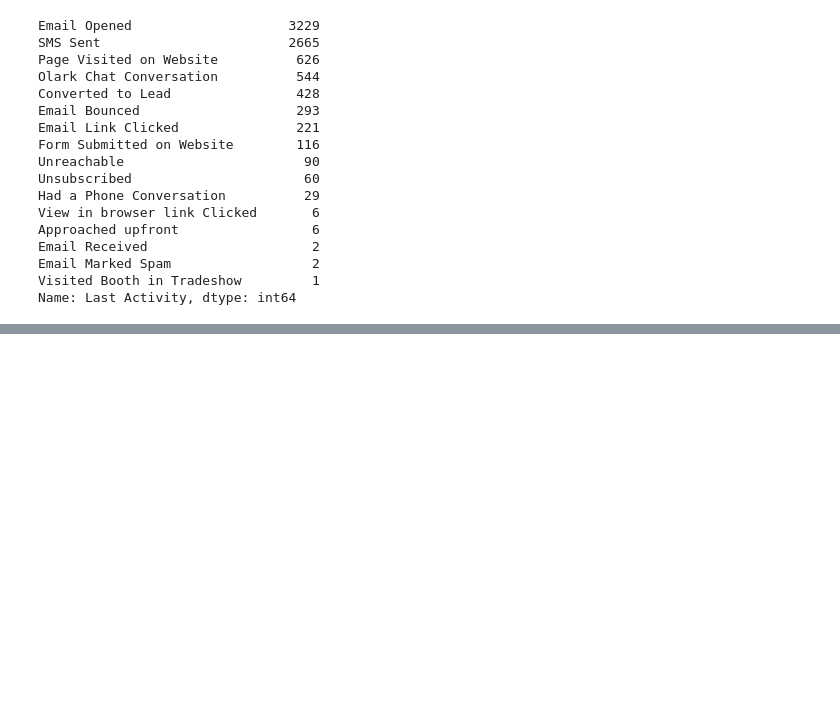
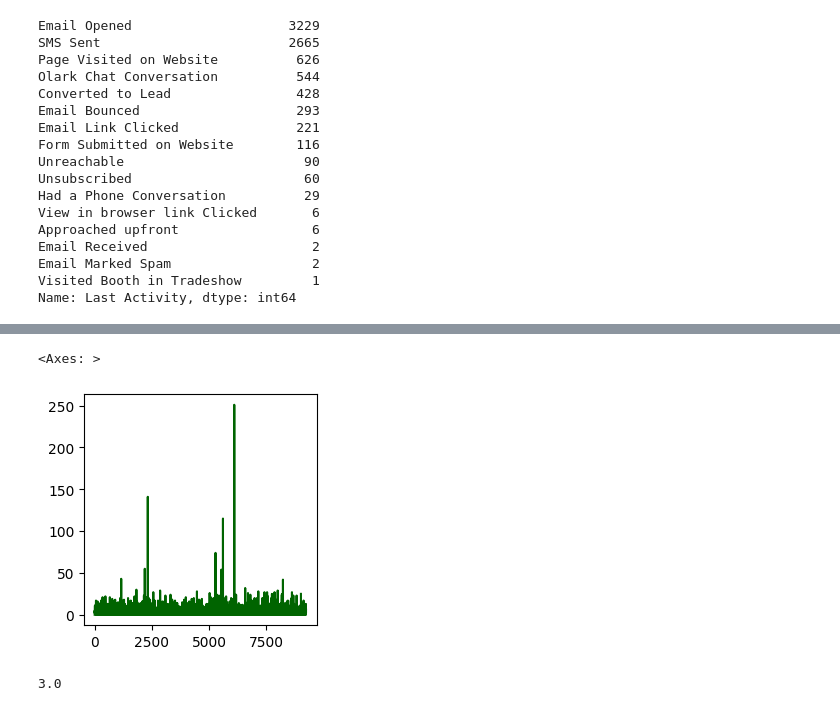
Before and after one commit to AnuAsai22/Lead_Scoring_CaseStudy, a Jupyter notebook: Lead_Scoring_AnuFinal.ipynb, the cells around one changed output, grey strips where cells are left out. Drawn from its saved outputs; the diff is of its cells as text; code cells hidden in the pictures; blank space fills up the shorter version.

```diff
--- a/Lead_Scoring_AnuFinal.ipynb
+++ b/Lead_Scoring_AnuFinal.ipynb
@@ -857,0 +841,10 @@ dtype: float64
+# %%
+#TOTAL VISITS
+ls.TotalVisits.plot(figsize=(3,3), color='darkgreen')
+# %% [output]
+<Axes: >
+[figure, added]
+# %%
+ls.TotalVisits.median()
+# %% [output]
+3.0
```
Also changed, not shown: parts of 18 cells of this notebook.
